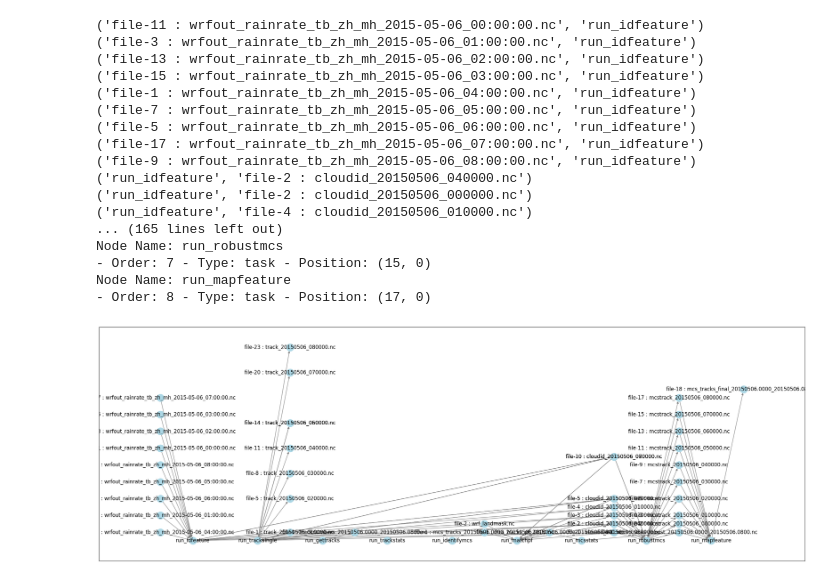
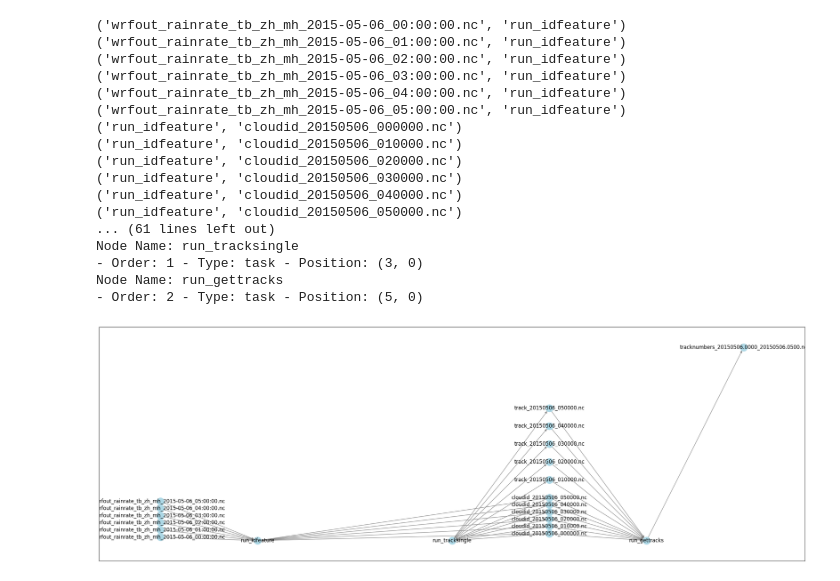
Before and after one commit to candiceT233/dayu-tracker, a Jupyter notebook: stat_to_sankey/VFD_stat_to_Sankey.ipynb, the cells around one changed output. Cells and saved outputs as stored; diff of their text form; code cells hidden in the pictures.

Commit message:
VFD stat to networkx graph

```diff
--- a/stat_to_sankey/VFD_stat_to_Sankey.ipynb
+++ b/stat_to_sankey/VFD_stat_to_Sankey.ipynb
@@ -18,7 +18,10 @@ from csv import excel
 from collections import Counter
 from scipy import stats
 
-stat_path="../example_stat/1p9f9s_run"
+# test_name = "1p9f9s_run"
+test_name = "seq6f3s"
+
+stat_path=f"../example_stat/{test_name}"
 iamge_path=f"{stat_path}/images"
 # %%
 
@@ -49,23 +52,25 @@ def add_file_nodes(G, stat_dict):
             k = list(li.keys())[0]
             if 'file' in k:
                 parts = k.split("-")
-                node_name = f"{k} : {li[k]['file_name']}"
+                # node_name = f"{k} : {li[k]['file_name']}"
+                node_name = f"{li[k]['file_name']}"
                 node_order = int(parts[1])
                 node_attrs = {node_name: {'order': node_order, 'type':'file', 'stat':li[k]}}
-                G.add_node(node_name, pos=(0,node_order))
-                nx.set_node_attributes(G, node_attrs)
+                if not G.has_node(node_name):
+                    G.add_node(node_name, pos=(0,node_order))
+                    nx.set_node_attributes(G, node_attrs)
 
 # Read in task_to_file mapping yaml file
-def load_task_file_map():
+def load_task_file_map(test_name):
     task_file_map = {}
-    with open(f"{stat_path}/task_to_file.yaml", "r") as stream:
+    with open(f"{stat_path}/{test_name}-task_to_file.yaml", "r") as stream:
         try:
             task_file_map = yaml.safe_load(stream)
         except yaml.YAMLError as exc:
             print(exc)
     return task_file_map
 
-task_file_map = load_task_file_map()
+task_file_map = load_task_file_map(test_name)
 
 def add_task_nodes(G, tfe_dic):
     skip_pos = 2
@@ -195,34 +189,42 @@ Node Name: run_mapfeature
 G_VFD = add_task_file_edges(G_VFD, task_file_map)
 display_all_nodes_attr(G_VFD)
 # %% [output]
-('file-11 : wrfout_rainrate_tb_zh_mh_2015-05-06_00:00:00.nc', 'run_idfeature')
-('file-3 : wrfout_rainrate_tb_zh_mh_2015-05-06_01:00:00.nc', 'run_idfeature')
-('file-13 : wrfout_rainrate_tb_zh_mh_2015-05-06_02:00:00.nc', 'run_idfeature')
-('file-15 : wrfout_rainrate_tb_zh_mh_2015-05-06_03:00:00.nc', 'run_idfeature')
-('file-1 : wrfout_rainrate_tb_zh_mh_2015-05-06_04:00:00.nc', 'run_idfeature')
-('file-7 : wrfout_rainrate_tb_zh_mh_2015-05-06_05:00:00.nc', 'run_idfeature')
-('file-5 : wrfout_rainrate_tb_zh_mh_2015-05-06_06:00:00.nc', 'run_idfeature')
-('file-17 : wrfout_rainrate_tb_zh_mh_2015-05-06_07:00:00.nc', 'run_idfeature')
-('file-9 : wrfout_rainrate_tb_zh_mh_2015-05-06_08:00:00.nc', 'run_idfeature')
-('run_idfeature', 'file-2 : cloudid_20150506_040000.nc')
-('run_idfeature', 'file-2 : cloudid_20150506_000000.nc')
-('run_idfeature', 'file-4 : cloudid_20150506_010000.nc')
-... (165 lines left out)
-Node Name: run_robustmcs
-- Order: 7 - Type: task - Position: (15, 0)
-Node Name: run_mapfeature
-- Order: 8 - Type: task - Position: (17, 0)
+('wrfout_rainrate_tb_zh_mh_2015-05-06_00:00:00.nc', 'run_idfeature')
+('wrfout_rainrate_tb_zh_mh_2015-05-06_01:00:00.nc', 'run_idfeature')
+('wrfout_rainrate_tb_zh_mh_2015-05-06_02:00:00.nc', 'run_idfeature')
+('wrfout_rainrate_tb_zh_mh_2015-05-06_03:00:00.nc', 'run_idfeature')
+('wrfout_rainrate_tb_zh_mh_2015-05-06_04:00:00.nc', 'run_idfeature')
+('wrfout_rainrate_tb_zh_mh_2015-05-06_05:00:00.nc', 'run_idfeature')
+('run_idfeature', 'cloudid_20150506_000000.nc')
+('run_idfeature', 'cloudid_20150506_010000.nc')
+('run_idfeature', 'cloudid_20150506_020000.nc')
+('run_idfeature', 'cloudid_20150506_030000.nc')
+('run_idfeature', 'cloudid_20150506_040000.nc')
+('run_idfeature', 'cloudid_20150506_050000.nc')
+... (61 lines left out)
+Node Name: run_tracksingle
+- Order: 1 - Type: task - Position: (3, 0)
+Node Name: run_gettracks
+- Order: 2 - Type: task - Position: (5, 0)
 # %%
-def draw_graph(G):
+def draw_graph(G, test_name):
     plt.figure(figsize=(30, 10))
     pos = {node: data['pos'] for node, data in G.nodes(data=True)}
     # Draw the graph with node labels
     nx.draw_networkx(G, pos=pos, with_labels=True, node_color='lightblue', edge_color='gray')
 
+    save_image_path=f"../example_stat/{test_name}/{test_name}_networkx.png"
+    plt.savefig(save_image_path)
+
     # Show the graph
     plt.show()
-draw_graph(G_VFD)
+
+
+
+
+
+draw_graph(G_VFD, test_name)
 # %% [output]
-[figure, old version]
+[figure, new version]
 # %%
 # Add to network x
```
Also changed, not shown: parts of 3 cells of this notebook, 1 other file.
